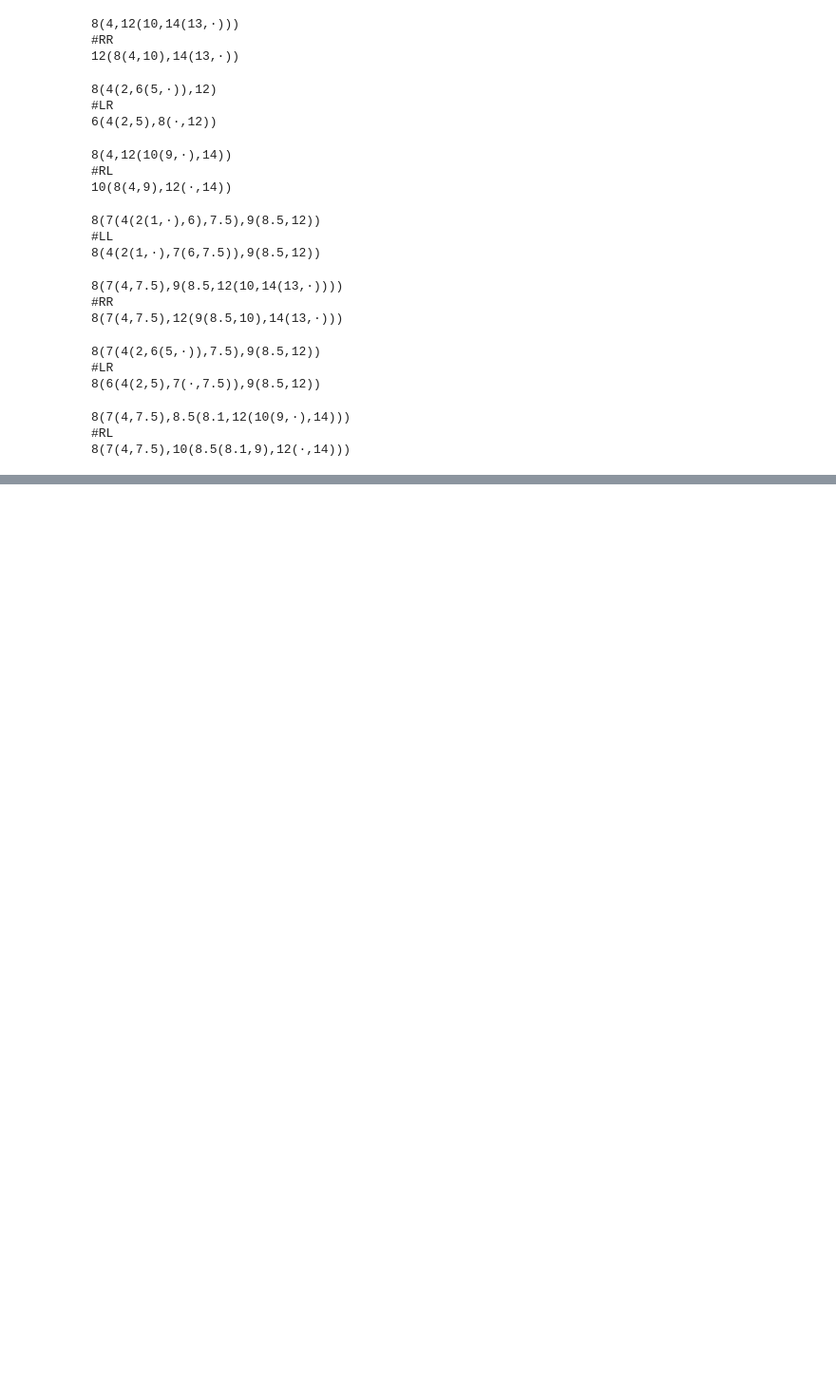
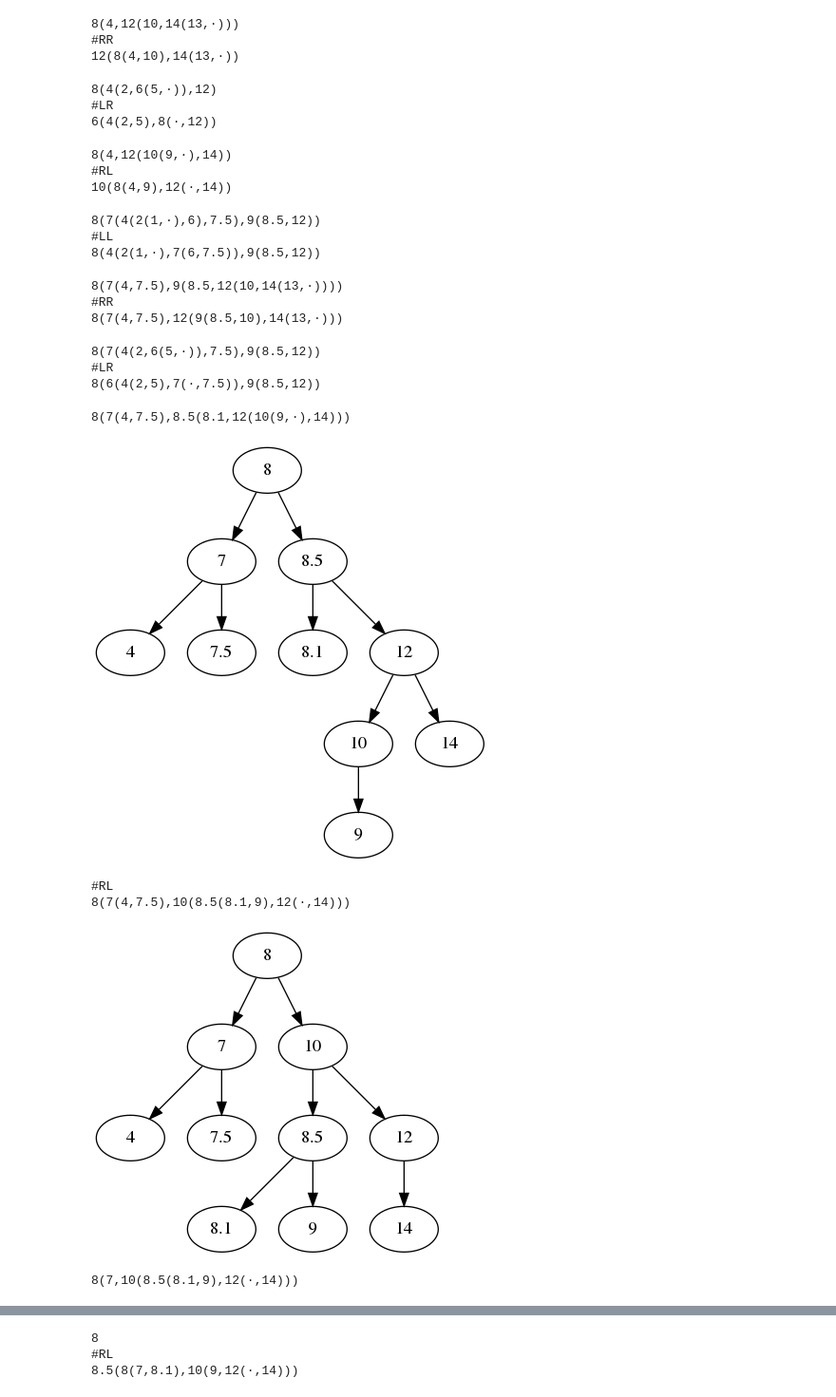
Before and after one commit to chyanju/pyConcurrentAVL, a Jupyter notebook: sequentialAVL.ipynb, the cells around one changed output, grey strips where cells are left out. Shown at 95% size. Drawn from its saved outputs; the diff is of its cells as text; code cells hidden in the pictures; blank space fills up the shorter version.

```diff
--- a/sequentialAVL.ipynb
+++ b/sequentialAVL.ipynb
@@ -486,21 +583,40 @@ print(strTree(AUTO_ROOT))
 # %%
 # deepRL
 AUTO_ROOT = Node(8,"8")
 putNode(AUTO_ROOT, 7, "7")
 putNode(AUTO_ROOT, 8.5, "8.5")
 putNode(AUTO_ROOT, 4, "4")
 putNode(AUTO_ROOT, 7.5, "7.5")
 putNode(AUTO_ROOT, 8.1, "8.1")
 putNode(AUTO_ROOT,12, "12")
 putNode(AUTO_ROOT, 10, "10")
 putNode(AUTO_ROOT, 14, "14")
 putNode(AUTO_ROOT, 9, "9")
 print(strTree(AUTO_ROOT))
+prettyPrintTree(AUTO_ROOT)
 subroot = balanceCheck(AUTO_ROOT)
 subroot = rotateCheck(subroot)(subroot)
 AUTO_ROOT = getROOT(subroot)
 print(strTree(AUTO_ROOT))
+prettyPrintTree(AUTO_ROOT)
+
+# remove
+res = removeNode(AUTO_ROOT,4)
+res = removeNode(AUTO_ROOT,7.5)
+print(strTree(AUTO_ROOT))
+prettyPrintTree(AUTO_ROOT)
+
+# rebalance
+subroot = balanceCheck(AUTO_ROOT)
+print(subroot.key)
+subroot = rotateCheck(subroot)(subroot)
+AUTO_ROOT = getROOT(subroot)
+print(strTree(AUTO_ROOT))
+prettyPrintTree(AUTO_ROOT)
 # %% [output]
 8(7(4,7.5),8.5(8.1,12(10(9,·),14)))
-#RL
-8(7(4,7.5),10(8.5(8.1,9),12(·,14)))
+[figure, added]
+#RL
+8(7(4,7.5),10(8.5(8.1,9),12(·,14)))
+[figure, added]
+8(7,10(8.5(8.1,9),12(·,14)))
@@ -506,0 +624,3 @@ print(strTree(AUTO_ROOT))
+8
+#RL
+8.5(8(7,8.1),10(9,12(·,14)))
```
Also changed, not shown: parts of 3 cells of this notebook.
